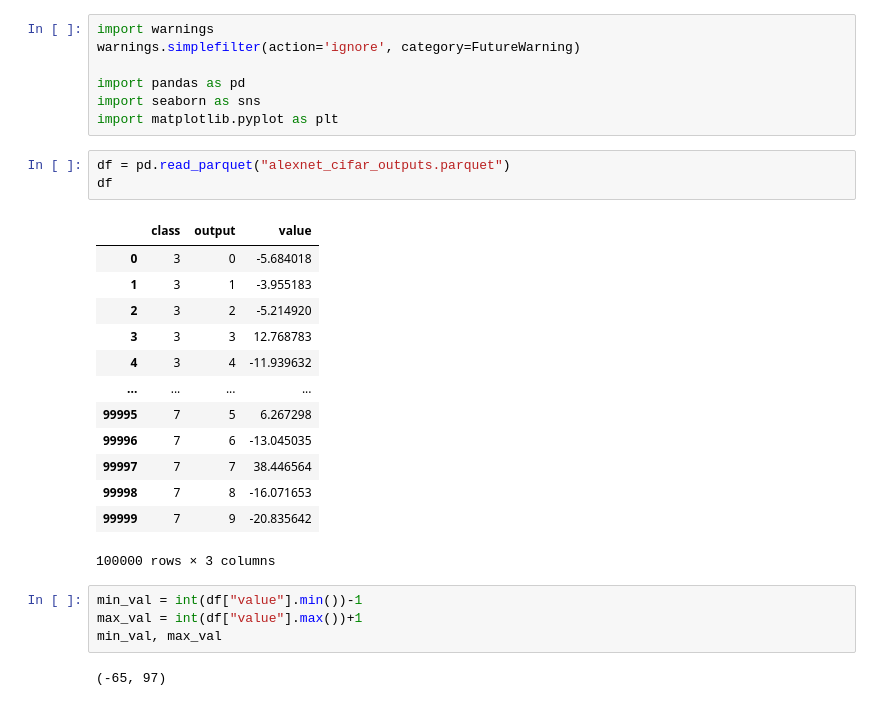
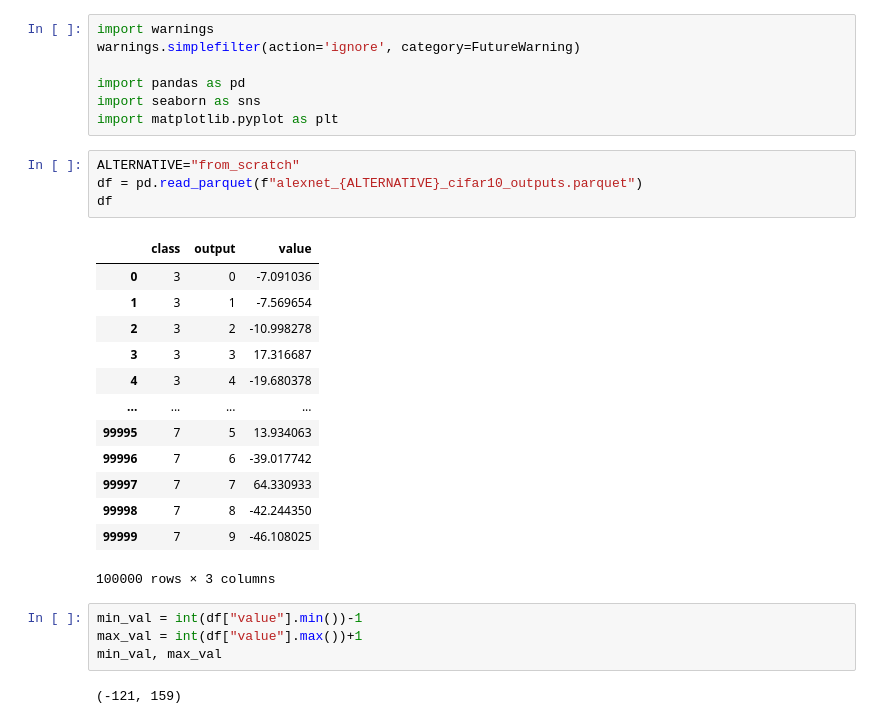
Before and after one commit to PetraVidnerova/AppNeCo, a Jupyter notebook: zobrazovatko/alexnet_outputs.ipynb, the cells around one changed output. Saved outputs shown, nothing was run; the diff lists cells and outputs as text.

```diff
--- a/zobrazovatko/alexnet_outputs.ipynb
+++ b/zobrazovatko/alexnet_outputs.ipynb
@@ -6,28 +6,29 @@ import pandas as pd
 import seaborn as sns
 import matplotlib.pyplot as plt
 # %%
-df = pd.read_parquet("alexnet_cifar_outputs.parquet")
+ALTERNATIVE="from_scratch"
+df = pd.read_parquet(f"alexnet_{ALTERNATIVE}_cifar10_outputs.parquet")
 df
 # %% [output]
 |  | class | output | value |
-| 0 | 3 | 0 | -5.684018 |
-| 1 | 3 | 1 | -3.955183 |
-| 2 | 3 | 2 | -5.214920 |
-| 3 | 3 | 3 | 12.768783 |
-| 4 | 3 | 4 | -11.939632 |
+| 0 | 3 | 0 | -7.091036 |
+| 1 | 3 | 1 | -7.569654 |
+| 2 | 3 | 2 | -10.998278 |
+| 3 | 3 | 3 | 17.316687 |
+| 4 | 3 | 4 | -19.680378 |
 | ... | ... | ... | ... |
-| 99995 | 7 | 5 | 6.267298 |
-| 99996 | 7 | 6 | -13.045035 |
-| 99997 | 7 | 7 | 38.446564 |
-| 99998 | 7 | 8 | -16.071653 |
-| 99999 | 7 | 9 | -20.835642 |
+| 99995 | 7 | 5 | 13.934063 |
+| 99996 | 7 | 6 | -39.017742 |
+| 99997 | 7 | 7 | 64.330933 |
+| 99998 | 7 | 8 | -42.244350 |
+| 99999 | 7 | 9 | -46.108025 |
 100000 rows × 3 columns
 # %%
 min_val = int(df["value"].min())-1
 max_val = int(df["value"].max())+1
 min_val, max_val
 # %% [output]
-(-65, 97)
+(-121, 159)
 # %%
 g = sns.FacetGrid(df, row='class', col='output', height=5, aspect=2)
 g.map(sns.histplot, 'value', bins=range(min_val, max_val, 1), kde=False)
```
Also changed, not shown: parts of 1 cell of this notebook, 3 other files.
